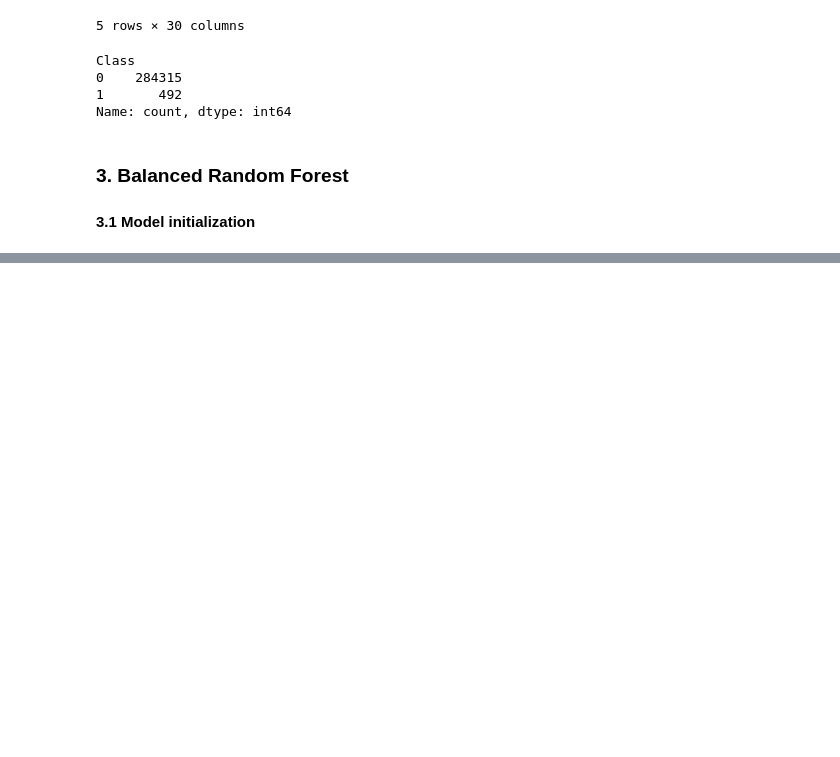
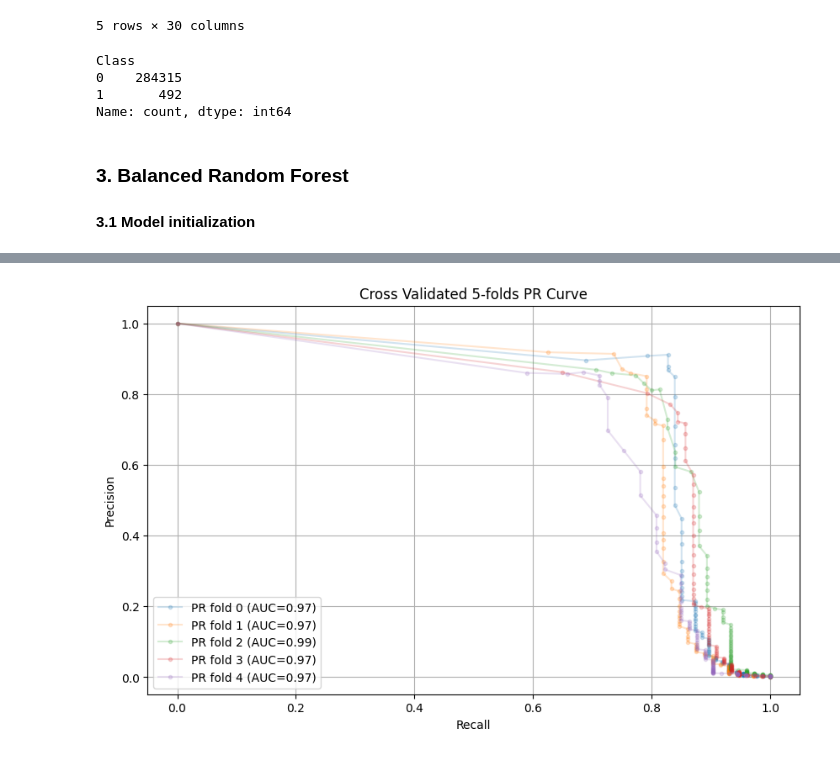
Before and after one commit to NGO-Algorithm-Audit/ML-pipeline, a Jupyter notebook: BRF_pipeline.ipynb, the cells around one changed output, grey strips where cells are left out. Saved outputs shown, nothing was run; the diff lists cells and outputs as text; code cells hidden in the pictures; blank space fills up the shorter version.

```diff
--- a/BRF_pipeline.ipynb
+++ b/BRF_pipeline.ipynb
@@ -98 +110,4 @@ for train_index, test_index in skf.split(X_train, y_train):
+# %%
+# Train and test model using k-fold cross validation
+all_y_proba_ls, all_y_real_ls = y_proba_real_folds(n_splits, X_train, y_train, clf)
 # %% [markdown]
@@ -104 +155,4 @@ all_y_test_ls[4].append(all_y_test_ls[4][39871])
+# %%
+# auc, precision and recall for all folds
+auc_ls, precision_ls, recall_ls, thresholds = auc_pr_rec_ls(n_splits, all_y_proba_ls, all_y_real_ls)
 # %% [markdown]
@@ -205,0 +160,24 @@ plt.show()
+# %%
+def avg_PR_auc(all_y_real_ls, all_y_proba_ls):
+    """
+    Computes average precision-recall across the results from all folds
+
+    Parameters
+    ----------
+    all_y_proba_ls: all probabilities predicted by classifier for all folds in ndarray
+    all_y_real_ls: all ground truth labels for all fold splits in ndarray
+
+    Returns
+    -------
+    precision: average precision score across all folds
+    recall: average recall score across all folds
+    auc_avg: average auc-score across all folds
+    """
+
+    # compute average precision-recall across the results from all folds, after the loop
+    y_real = np.concatenate(all_y_real_ls)
+    y_proba = np.concatenate(all_y_proba_ls)
+    precision, recall, _ = precision_recall_curve(y_real, y_proba)
+    auc_avg = roc_auc_score(y_real, y_proba)
+
+    return(precision, recall, auc_avg)
@@ -205,0 +326,5 @@ plt.show()
+# %%
+# all folds without average and standard deviation
+plot_all_folds(n_splits, auc_ls, precision_ls, recall_ls)
+# %% [output]
+[figure, added]
```
Also changed, not shown: parts of 21 cells of this notebook.
